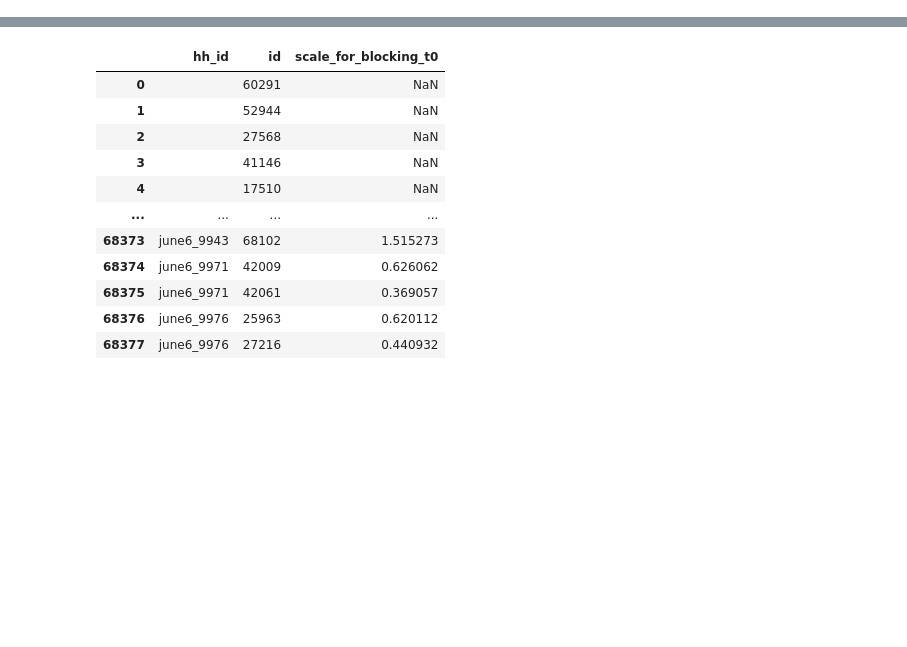
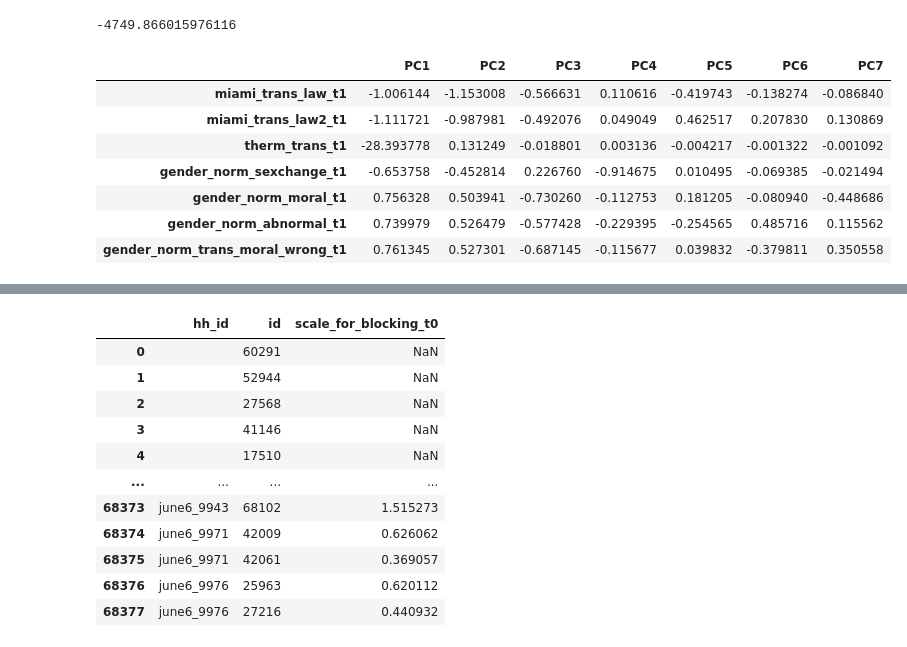
Before and after one commit to ds-modules/PS-88-21-DEV, a Jupyter notebook: lab/kalla_broockman/R2Python.ipynb, the cells around one changed output, grey strips where cells are left out. Cells and saved outputs as stored; diff of their text form; code cells hidden in the pictures; blank space fills up the shorter version.

Commit message:
loadings matrix issues

```diff
--- a/lab/kalla_broockman/R2Python.ipynb
+++ b/lab/kalla_broockman/R2Python.ipynb
@@ -6,0 +69,31 @@ df = pd.read_stata(data_string)
+# %%
+df2=df[df["respondent_t1"]==1][['miami_trans_law_t1', 'miami_trans_law2_t1', 'therm_trans_t1',
+                      'gender_norm_sexchange_t1', 'gender_norm_moral_t1',
+                      'gender_norm_abnormal_t1', 'gender_norm_trans_moral_wrong_t1']]
+# %%
+pca = PCA(n_components=7)
+
+X = pca.fit_transform(scale(df2.values))
+
+loadings = pd.DataFrame(np.round(pca.components_.T, decimals=3) ,
+                        columns=['PC1', 'PC2', "PC3", "PC4", "PC5", "PC6", "PC7"],
+                        index=df2.columns)
+
+#np.array(loadings * -1)
+# %% [output]
+-4749.866015976116
+# %%
+loadings = pca.components_.T * np.sqrt(pca.explained_variance_)
+
+loading_matrix = pd.DataFrame(loadings, columns=['PC1', 'PC2', "PC3", "PC4", "PC5", "PC6", "PC7"],
+                        index=df2.columns)
+loading_matrix
+# %% [output]
+|  | PC1 | PC2 | PC3 | PC4 | PC5 | PC6 | PC7 |
+| miami_trans_law_t1 | -1.006144 | -1.153008 | -0.566631 | 0.110616 | -0.419743 | -0.138274 | -0.086840 |
+| miami_trans_law2_t1 | -1.111721 | -0.987981 | -0.492076 | 0.049049 | 0.462517 | 0.207830 | 0.130869 |
+| therm_trans_t1 | -28.393778 | 0.131249 | -0.018801 | 0.003136 | -0.004217 | -0.001322 | -0.001092 |
+| gender_norm_sexchange_t1 | -0.653758 | -0.452814 | 0.226760 | -0.914675 | 0.010495 | -0.069385 | -0.021494 |
+| gender_norm_moral_t1 | 0.756328 | 0.503941 | -0.730260 | -0.112753 | 0.181205 | -0.080940 | -0.448686 |
+| gender_norm_abnormal_t1 | 0.739979 | 0.526479 | -0.577428 | -0.229395 | -0.254565 | 0.485716 | 0.115562 |
+| gender_norm_trans_moral_wrong_t1 | 0.761345 | 0.527301 | -0.687145 | -0.115677 | 0.039832 | -0.379811 | 0.350558 |
```
Also changed, not shown: parts of 12 cells of this notebook.
